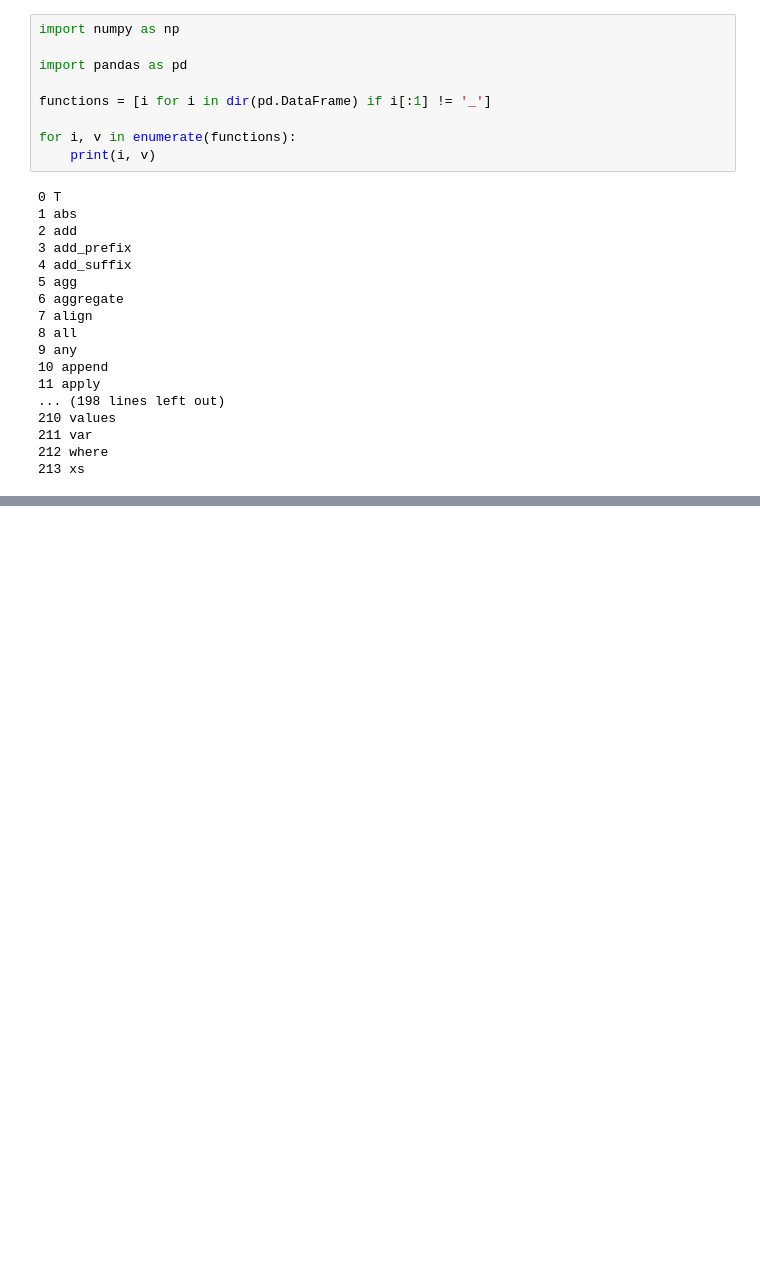
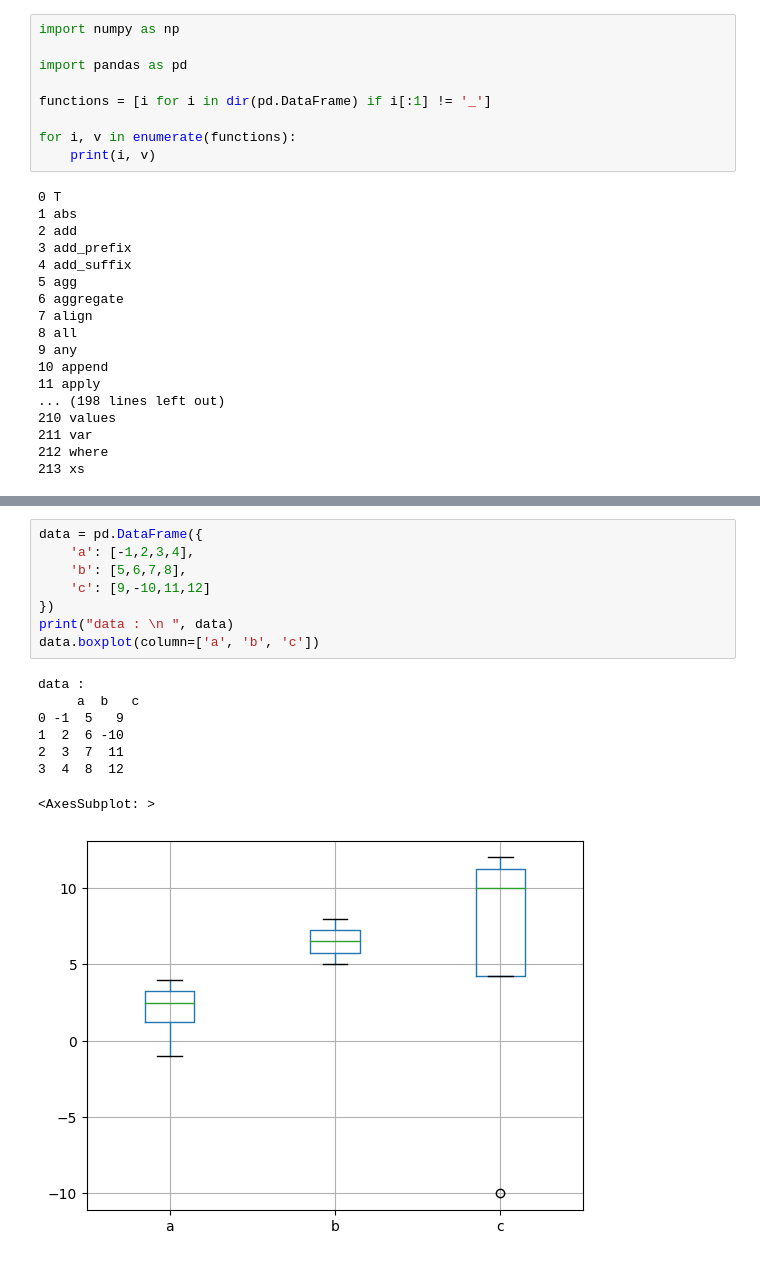
Before and after one commit to IqrorjonCoder/all-pandas-functions, a Jupyter notebook: 5 DataFrame/dataframe.ipynb, the cells around one changed output, grey strips where cells are left out. Cells and saved outputs as stored; diff of their text form; blank space fills up the shorter version.

```diff
--- a/5 DataFrame/dataframe.ipynb
+++ b/5 DataFrame/dataframe.ipynb
@@ -27,0 +496,17 @@ for i, v in enumerate(functions):
+# %%
+data = pd.DataFrame({
+    'a': [-1,2,3,4],
+    'b': [5,6,7,8],
+    'c': [9,-10,11,12]
+})
+print("data : \n ", data)
+data.boxplot(column=['a', 'b', 'c'])
+# %% [output]
+data :
+     a  b   c
+0 -1  5   9
+1  2  6 -10
+2  3  7  11
+3  4  8  12
+<AxesSubplot: >
+[figure, added]
```
Also changed, not shown: parts of 34 cells of this notebook.
